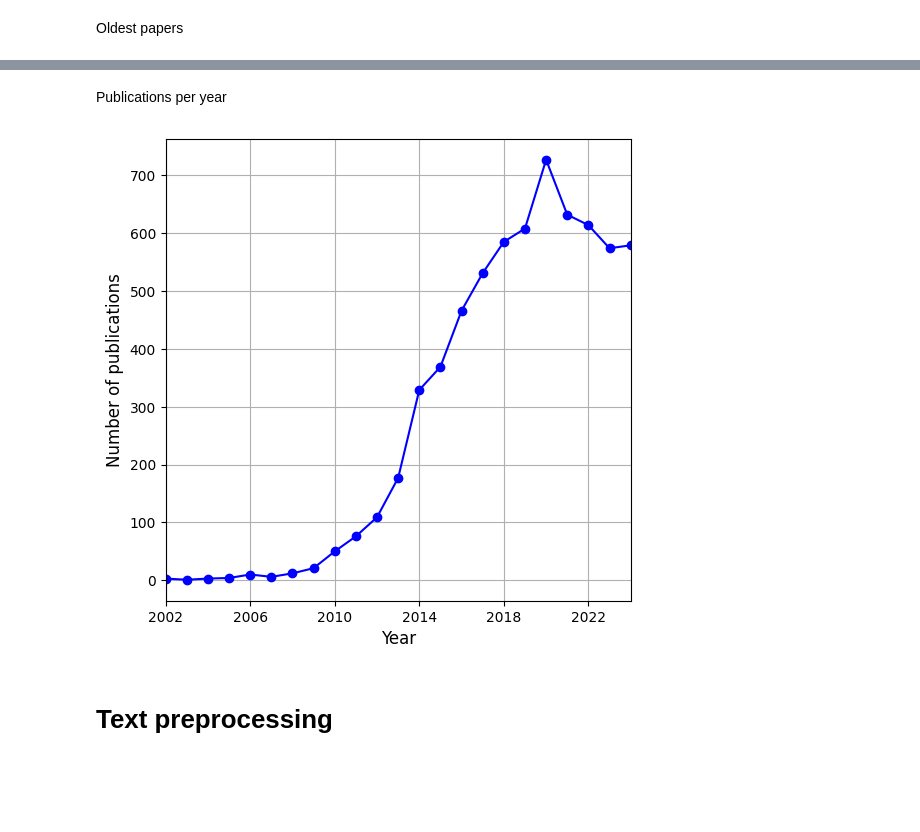
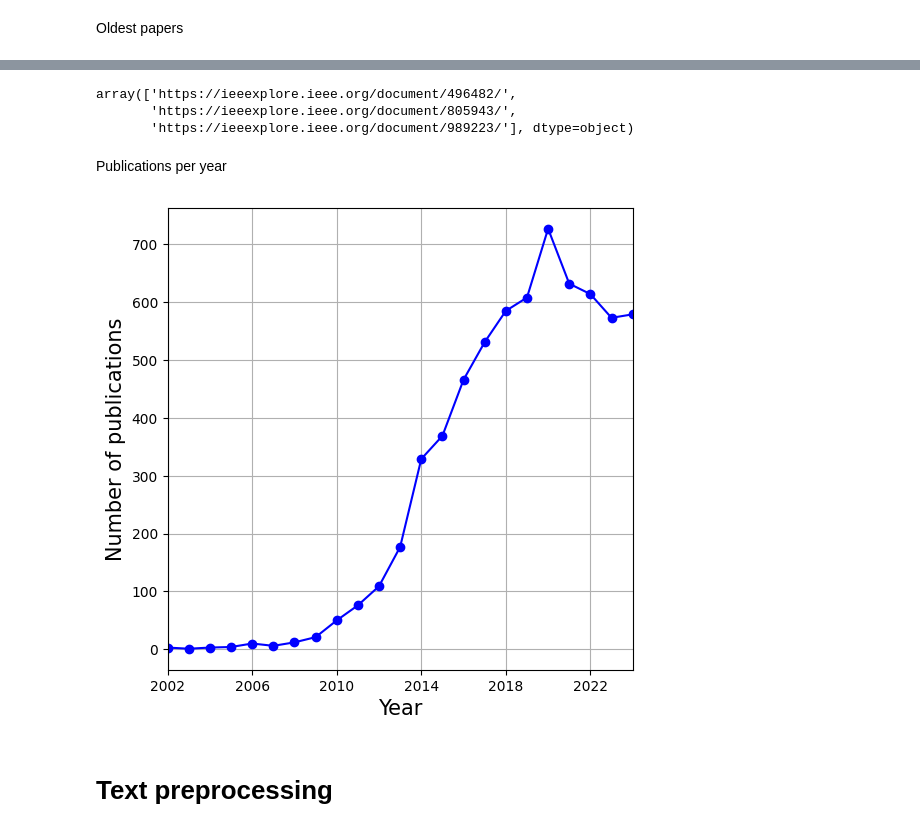
Before and after one commit to pabloajimenezc/SOTA, a Jupyter notebook: notebooks/02_data_preprocessing.ipynb, the cells around one changed output, grey strips where cells are left out. Drawn from its saved outputs; the diff is of its cells as text; code cells hidden in the pictures; blank space fills up the shorter version.

```diff
--- a/notebooks/02_data_preprocessing.ipynb
+++ b/notebooks/02_data_preprocessing.ipynb
@@ -254,10 +258,11 @@ numeric_cols = [
 # %%
 # Text columns to lower case and remove special characters (let numbers)
 for col in text_cols:
-    data[col] = data[col].str.lower()                               # Lower case
+    data[col] = data[col].str.lower()                                  # Lower case
     data[col] = data[col].str.replace(r'[^a-z0-9\s]', ' ', regex=True) # Remove spacial characters
-    data[col] = data[col].str.split(r'\s+')                         # Remove multiple spaces, convert to list
-    data[col] = data[col].apply(lambda x: ' '.join(x))              # Convert back to string
+    # data[col] = data[col].str.split(r'\s+')                            # Remove multiple spaces, convert to list (same as tokenization)
+    data[col] = data[col].apply(word_tokenize)                         # Tokenization
+    data[col] = data[col].apply(lambda x: ' '.join(x))                 # Convert back to string
 
 data.head()
 # %% [output]
@@ -485,25 +480,31 @@ data.sort_values(by='insert_date').head(10)
+# %%
+data.sort_values(by='insert_date').head(3)['html_url'].values
+# %% [output]
+array(['https://ieeexplore.ieee.org/document/496482/',
+       'https://ieeexplore.ieee.org/document/805943/',
+       'https://ieeexplore.ieee.org/document/989223/'], dtype=object)
 # %% [markdown]
 Publications per year
 # %%
 publication_years = data['insert_date'].astype(str).str.extract(r'^(\d{4})').astype(int).values
 publication_years = pd.DataFrame(publication_years[publication_years < 2025])
 publications_per_year = publication_years.value_counts().sort_index()
 
 plt.figure(figsize=(6, 6))
 plt.plot(publications_per_year.index.get_level_values(0), publications_per_year.values, marker='o', linestyle='-', color='b')
 
-plt.xlabel('Year', fontsize=12)
+plt.xlabel('Year', size=15)
 plt.xlim([publication_years.min().values[0], publication_years.max().values[0]])
 plt.xticks(range(publication_years.min().values[0], publication_years.max().values[0], 4))
-plt.ylabel('Number of publications', fontsize=12)
+plt.ylabel('Number of publications', size=15)
 
 plt.grid(True)
 
 plt.savefig('../data/output/publications_per_year.pdf')
 
 plt.show()
 # %% [output]
-[figure, old version]
+[figure, new version]
 # %% [markdown]
 # Text preprocessing
 # %%
```
Also changed, not shown: parts of 32 cells of this notebook, 3 other files.
